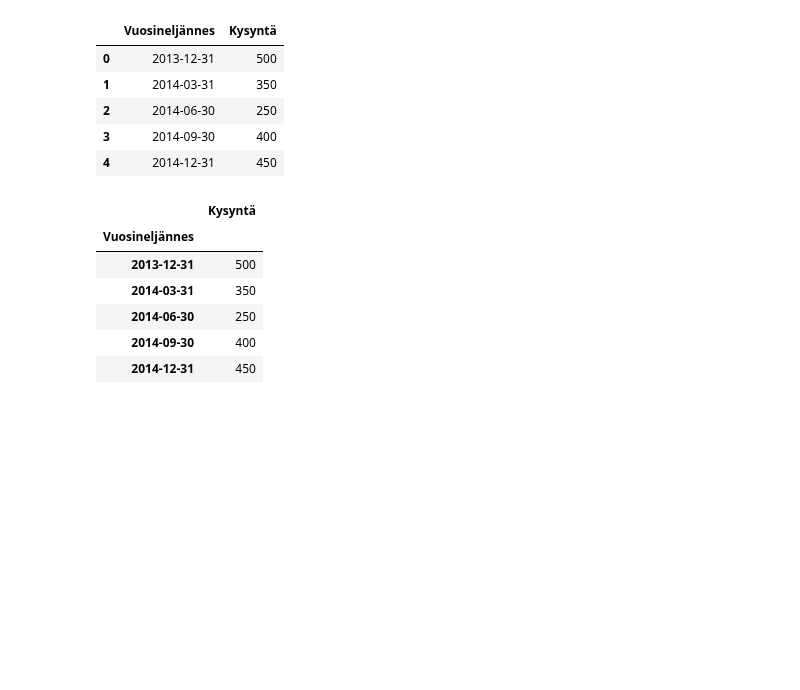
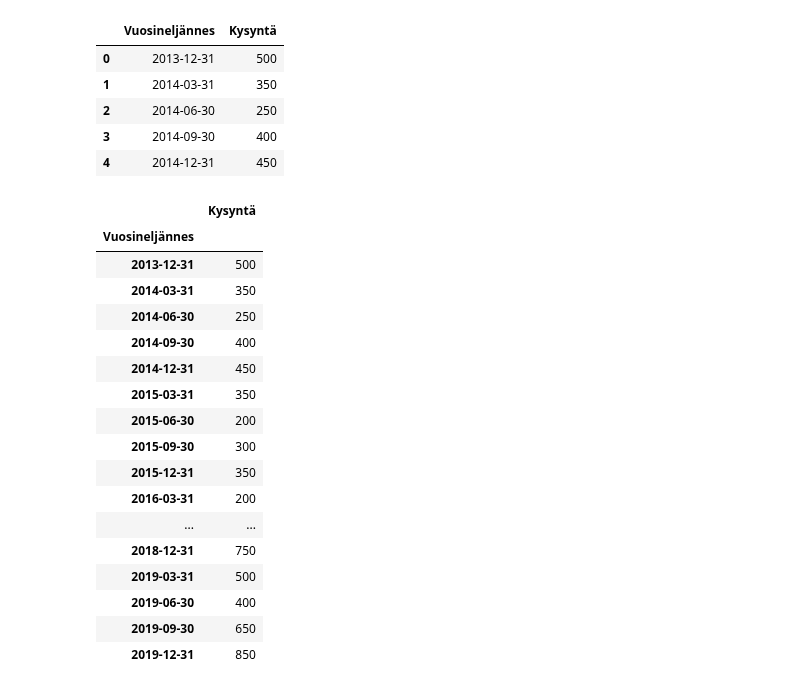
Before and after one commit to taanila/aikasarjat, a Jupyter notebook: forecast1.ipynb, the cells around one changed output. Cells and saved outputs as stored; diff of their text form; code cells hidden in the pictures; blank space fills up the shorter version.

Commit message:
Aikasarjaennustaminen - yksinkertainen eksponentiaalinen tasoitus

```diff
--- a/forecast1.ipynb
+++ b/forecast1.ipynb
@@ -39,20 +58,31 @@ df.head()
 # %%
 # Aikaleimat indeksiin
 # to_datetime muuntaa merkkijonomuotoisen tiedon aikaleimoiksi
 # format mahdollistaa erilaisten esitysmuotojen tunnistamisen aikaleimoiksi
-df.index = pd.to_datetime(df['Vuosineljännes'], format = "%Y-%m-%d")
+df.index = pd.to_datetime(df['Vuosineljännes'], format="%Y-%m-%d")
 
-# Pudotetaan tarpeettomaksi käynyt sarake pois
-df = df.drop('Vuosineljännes', axis = 1)
-df.head()
+# Pudotetaan tarpeettomaksi käynyt sarake pois ja katsotaan aikasarja
+df = df.drop('Vuosineljännes', axis=1)
+df
 # %% [output]
 |  | Kysyntä |
 | Vuosineljännes |  |
 | 2013-12-31 | 500 |
 | 2014-03-31 | 350 |
 | 2014-06-30 | 250 |
 | 2014-09-30 | 400 |
 | 2014-12-31 | 450 |
+| 2015-03-31 | 350 |
+| 2015-06-30 | 200 |
+| 2015-09-30 | 300 |
+| 2015-12-31 | 350 |
+| 2016-03-31 | 200 |
+| ... | ... |
+| 2018-12-31 | 750 |
+| 2019-03-31 | 500 |
+| 2019-06-30 | 400 |
+| 2019-09-30 | 650 |
+| 2019-12-31 | 850 |
 # %%
 df.plot()
 # %% [output]
```
Also changed, not shown: parts of 20 cells of this notebook.
